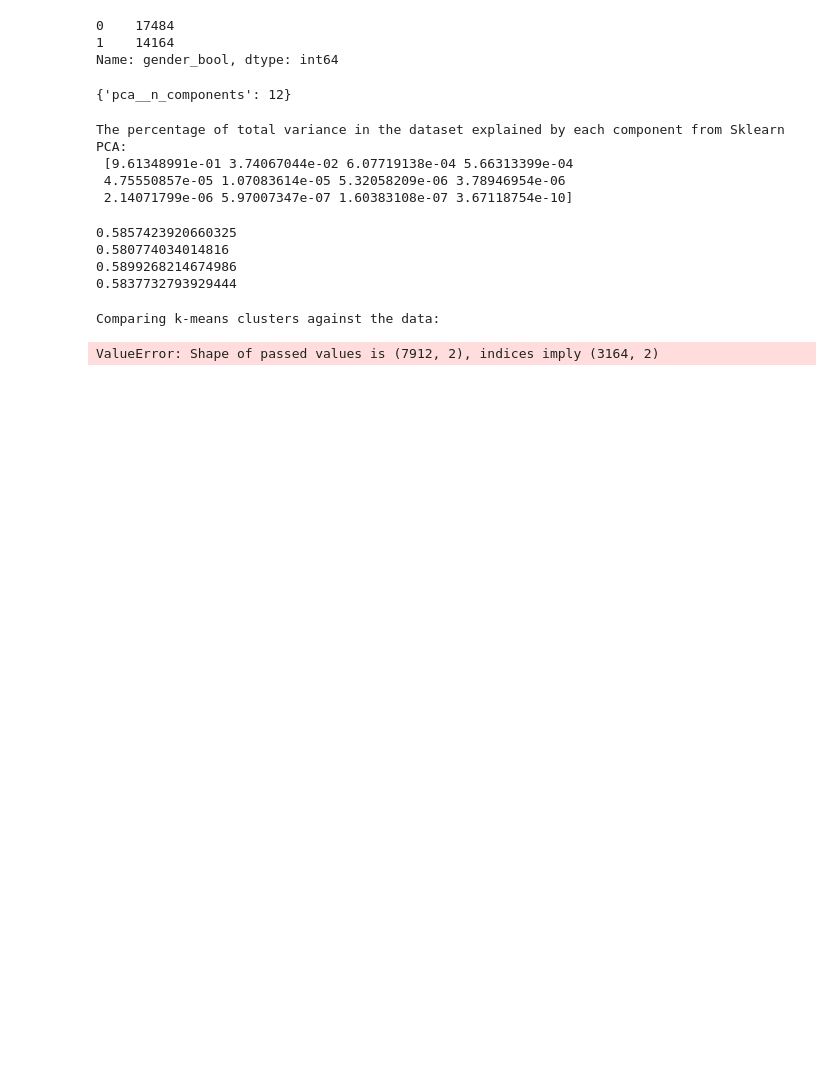
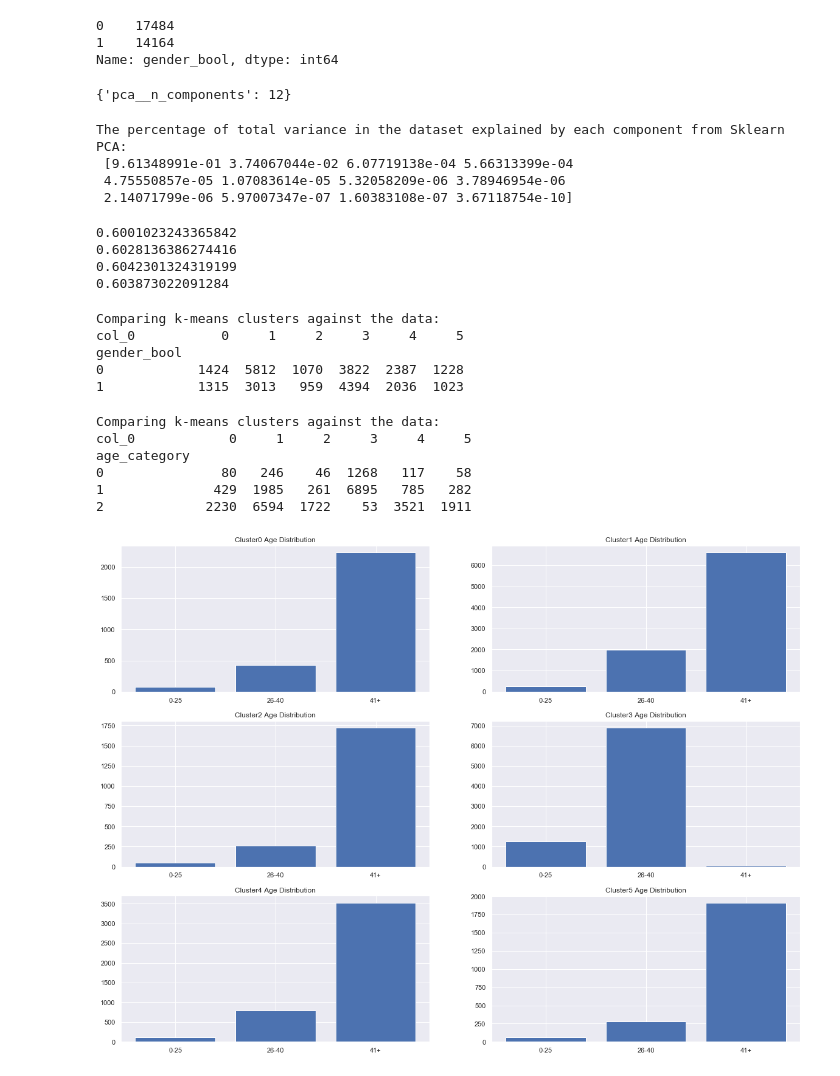
Before and after one commit to jlolavesen/thinkful, a Jupyter notebook: Mod30_4.ipynb, the cells around one changed output. Cells and saved outputs as stored; diff of their text form; code cells hidden in the pictures; blank space fills up the shorter version.

```diff
--- a/Mod30_4.ipynb
+++ b/Mod30_4.ipynb
@@ -292,12 +280,12 @@ X_train, X_test, y_train, y_test = train_test_split(
     random_state=42)
 # %%
 for sample in [X1, X2, X3, X4]:
-    model = KMeans(n_clusters=4, random_state=42).fit(sample)
+    model = KMeans(n_clusters=6, random_state=42).fit(sample)
     labels_test = model.labels_
     print(metrics.silhouette_score(sample, labels_test, metric='euclidean'))
 # %% [output]
-0.5857423920660325
-0.580774034014816
-0.5899268214674986
-0.5837732793929444
+0.6001023243365842
+0.6028136386274416
+0.6042301324319199
+0.603873022091284
 # %%
@@ -306,7 +294,64 @@ labels = model.labels_
 # %%
 
 print('Comparing k-means clusters against the data:')
-print(pd.crosstab(y_train, labels))
+print(pd.crosstab(y1_train, labels))
 # %% [output]
 Comparing k-means clusters against the data:
+col_0           0     1     2     3     4     5
+gender_bool
+0            1424  5812  1070  3822  2387  1228
+1            1315  3013   959  4394  2036  1023
-ValueError: Shape of passed values is (7912, 2), indices imply (3164, 2)
+# %%
+print('Comparing k-means clusters against the data:')
+print(pd.crosstab(y2_train, labels))
+# %% [output]
+Comparing k-means clusters against the data:
+col_0            0     1     2     3     4     5
+age_category
+0               80   246    46  1268   117    58
+1              429  1985   261  6895   785   282
+2             2230  6594  1722    53  3521  1911
+# %%
+n2 = np.arange(3)
+c0_age = [80,429,2230]
+c1_age = [246,1985,6594]
+c2_age = [46,261,1722]
+c3_age = [1268,6895,53]
+c4_age = [117,785,3521]
+c5_age = [58,282,1911]
+
+plt.figure(figsize=(20,15))
+
+plt.subplot(3,2,1)
+plt.bar(n2, c0_age)
+plt.xticks(n2, ('0-25', '26-40', '41+'))
+plt.title('Cluster0 Age Distribution')
+
+plt.subplot(3,2,2)
+plt.bar(n2, c1_age)
+plt.xticks(n2, ('0-25', '26-40', '41+'))
+plt.title('Cluster1 Age Distribution')
+
+plt.subplot(3,2,3)
+plt.bar(n2, c2_age)
+plt.xticks(n2, ('0-25', '26-40', '41+'))
+plt.title('Cluster2 Age Distribution')
+
+plt.subplot(3,2,4)
+plt.bar(n2, c3_age)
+plt.xticks(n2, ('0-25', '26-40', '41+'))
+plt.title('Cluster3 Age Distribution')
+
+plt.subplot(3,2,5)
+plt.bar(n2, c4_age)
+plt.xticks(n2, ('0-25', '26-40', '41+'))
+plt.title('Cluster4 Age Distribution')
+
+plt.subplot(3,2,6)
+plt.bar(n2, c5_age)
+plt.xticks(n2, ('0-25', '26-40', '41+'))
+plt.title('Cluster5 Age Distribution')
+
+plt.show()
+# %% [output]
+[figure, added]
```
Also changed, not shown: parts of 8 cells of this notebook.
